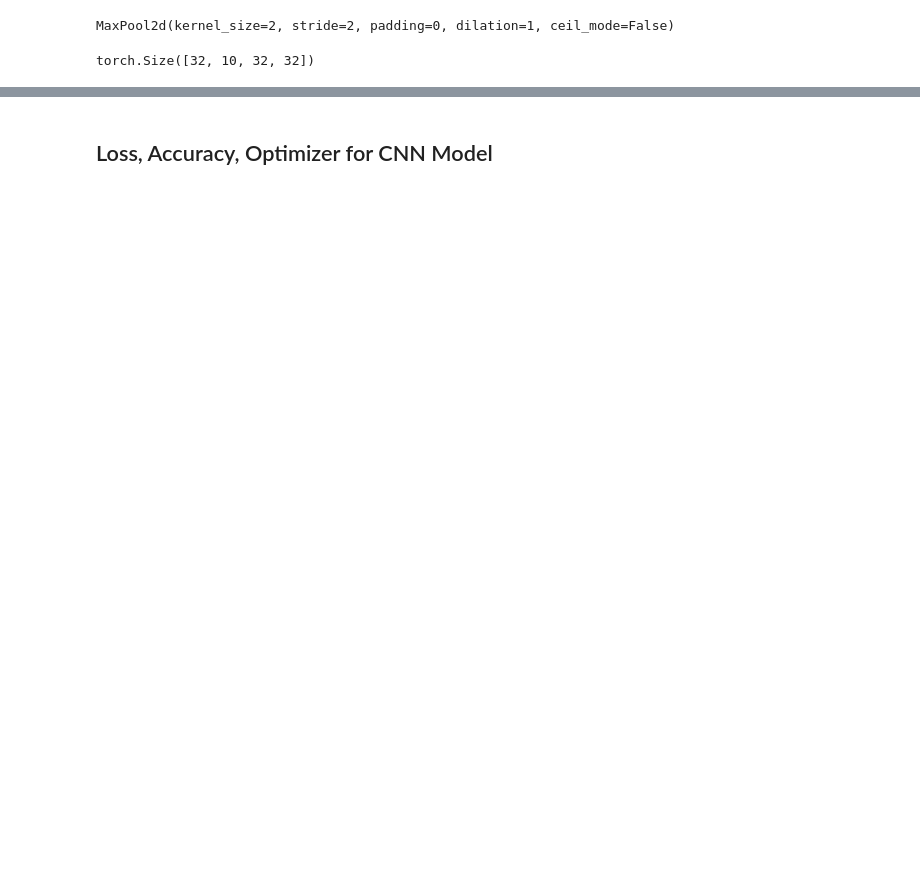
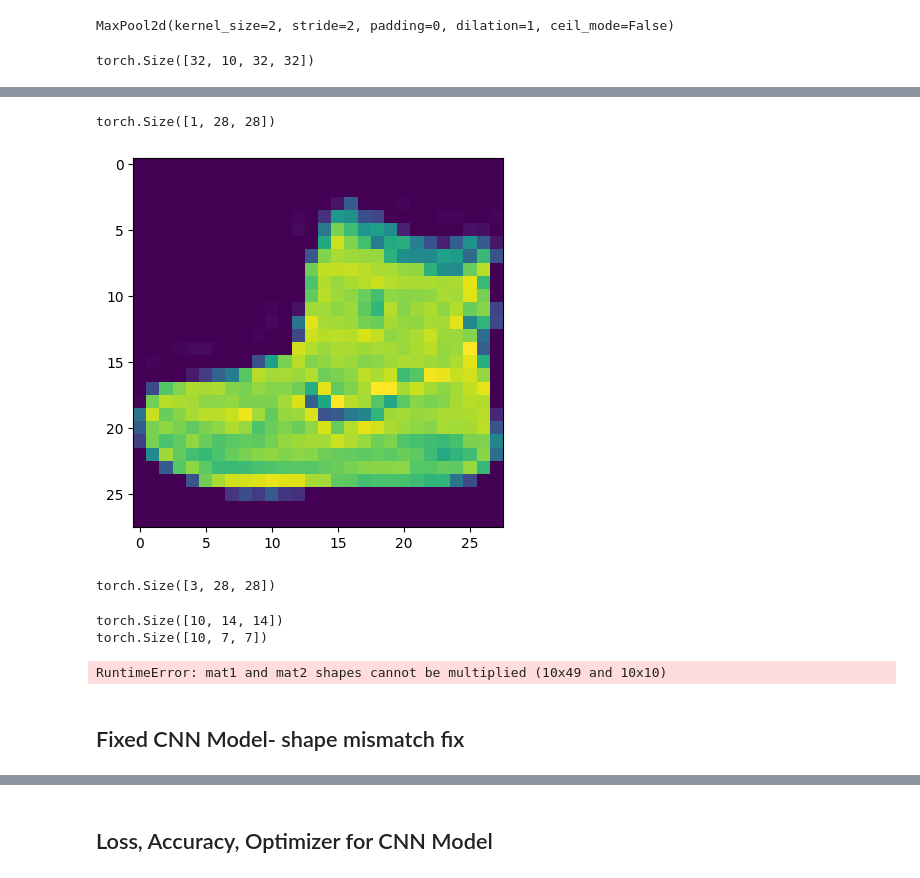
Before and after one commit to shushankai/pytroch-deep-learning, a Jupyter notebook: Lectures notebooks/CV_and_CNN.ipynb, the cells around one changed output, grey strips where cells are left out. Saved outputs shown, nothing was run; the diff lists cells and outputs as text; code cells hidden in the pictures; blank space fills up the shorter version.

Commit message:
trained a CNN model

```diff
--- a/Lectures notebooks/CV_and_CNN.ipynb
+++ b/Lectures notebooks/CV_and_CNN.ipynb
@@ -1151,0 +1190,39 @@ torch.Size([32, 10, 32, 32])
+# %%
+image, label = train_data[0]
+print(image.shape)
+plt.imshow(image.squeeze());
+
+# will pass this image through our model_2
+# %% [output]
+torch.Size([1, 28, 28])
+[figure, added]
+# %%
+def grayscale_to_rgb(image_tensor):
+    """
+    Converts a grayscale image tensor to an RGB image tensor.
+
+    Args:
+        image_tensor (torch.Tensor): A grayscale image tensor of shape (C, H, W) or (B, C, H, W),
+                                     where C is 1, H is height, W is width, and B is batch size.
+
+    Returns:
+        torch.Tensor: An RGB image tensor of shape (3, H, W) or (B, 3, H, W).
+    """
+    if image_tensor.ndim == 3:  # Single image
+        return image_tensor.repeat(3, 1, 1)
+    elif image_tensor.ndim == 4:  # Batch of images
+        return image_tensor.repeat(1, 3, 1, 1)
+    else:
+        raise ValueError("Input tensor must have 3 or 4 dimensions.")
+
+rgb_tensor = grayscale_to_rgb(image)
+rgb_tensor.shape
+# %% [output]
+torch.Size([3, 28, 28])
+# %%
+# forward pass
+model_2(rgb_tensor.to(DEVICE))
+# %% [output]
+torch.Size([10, 14, 14])
+torch.Size([10, 7, 7])
+RuntimeError: mat1 and mat2 shapes cannot be multiplied (10x49 and 10x10)
@@ -1151,0 +1236,2 @@ torch.Size([32, 10, 32, 32])
+# %% [markdown]
+## Fixed CNN Model- shape mismatch fix
```
Also changed, not shown: parts of 25 cells of this notebook, 1 other file.
